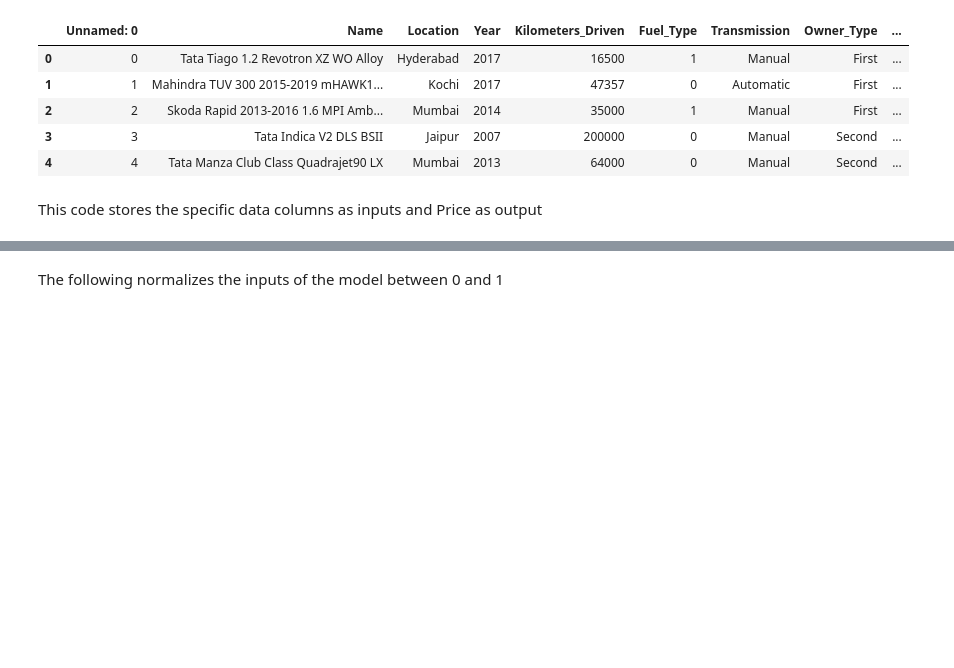
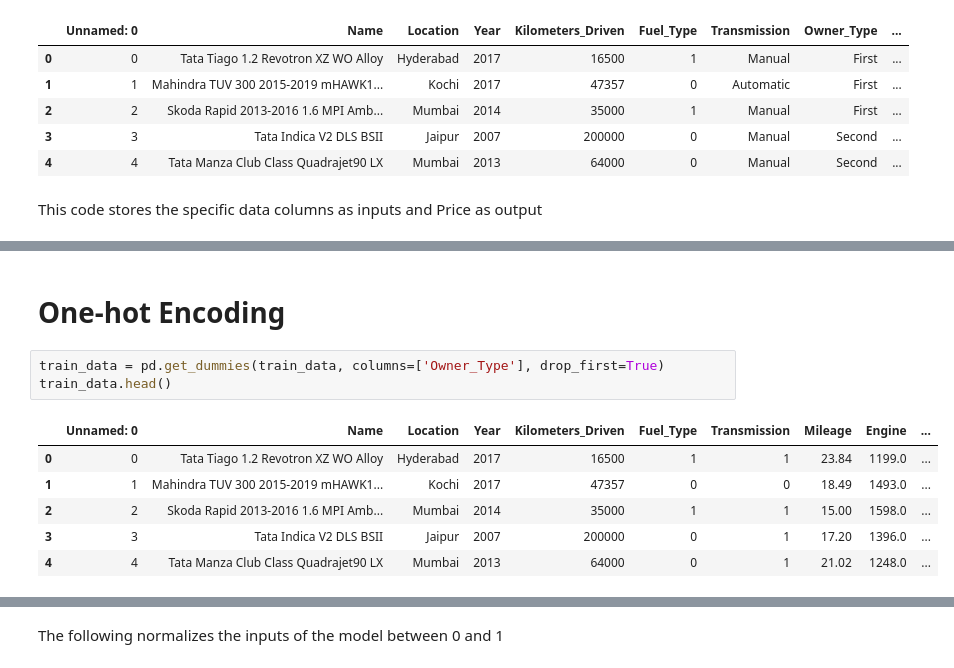
Before and after one commit to MANAS-AI-Taskphase-24-25/Nandini_Sah, a Jupyter notebook: linearregression.ipynb, the cells around one changed output, grey strips where cells are left out. Cells and saved outputs as stored; diff of their text form; blank space fills up the shorter version.

Commit message:
One-Hot Encoding

```diff
--- a/linearregression.ipynb
+++ b/linearregression.ipynb
@@ -48,0 +94,12 @@ This code stores the specific data columns as inputs and Price as output
+# %% [markdown]
+# One-hot Encoding
+# %%
+train_data = pd.get_dummies(train_data, columns=['Owner_Type'], drop_first=True)
+train_data.head()
+# %% [output]
+|  | Unnamed: 0 | Name | Location | Year | Kilometers_Driven | Fuel_Type | Transmission | Mileage | Engine | ... |
+| 0 | 0 | Tata Tiago 1.2 Revotron XZ WO Alloy | Hyderabad | 2017 | 16500 | 1 | 1 | 23.84 | 1199.0 | ... |
+| 1 | 1 | Mahindra TUV 300 2015-2019 mHAWK1... | Kochi | 2017 | 47357 | 0 | 0 | 18.49 | 1493.0 | ... |
+| 2 | 2 | Skoda Rapid 2013-2016 1.6 MPI Amb... | Mumbai | 2014 | 35000 | 1 | 1 | 15.00 | 1598.0 | ... |
+| 3 | 3 | Tata Indica V2 DLS BSII | Jaipur | 2007 | 200000 | 0 | 1 | 17.20 | 1396.0 | ... |
+| 4 | 4 | Tata Manza Club Class Quadrajet90 LX | Mumbai | 2013 | 64000 | 0 | 1 | 21.02 | 1248.0 | ... |
```
Also changed, not shown: parts of 12 cells of this notebook.
